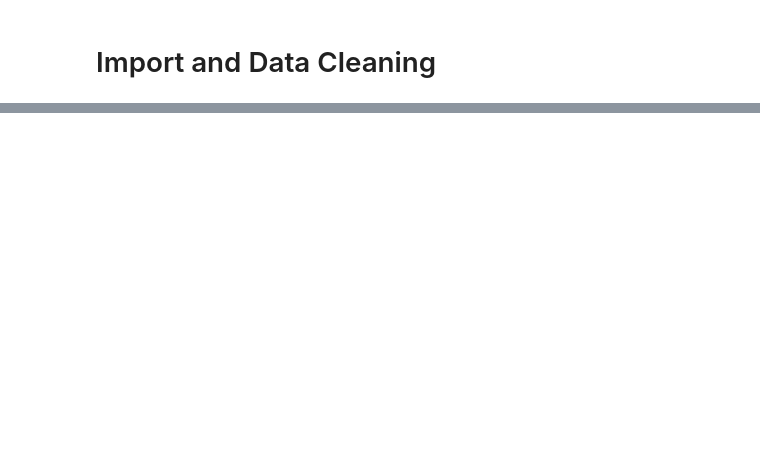
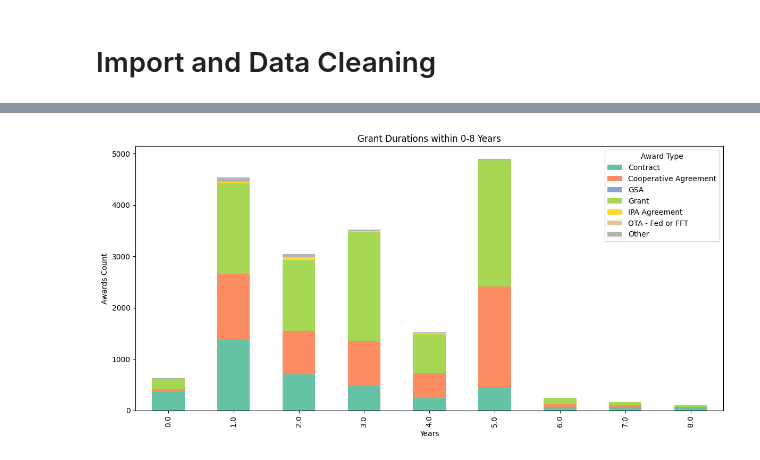
Before and after one commit to TianaGabel/C-2025, a Jupyter notebook: DataWranglingFinalProject.ipynb, the cells around one changed output, grey strips where cells are left out. Saved outputs shown, nothing was run; the diff lists cells and outputs as text; code cells hidden in the pictures; blank space fills up the shorter version.

```diff
--- a/DataWranglingFinalProject.ipynb
+++ b/DataWranglingFinalProject.ipynb
@@ -294,0 +146,19 @@ plt.show()
+# %%
+# get discrete year values (Rounding should function the same way binning does)
+sponsored_programs_all['Grant Duration'] = round(((sponsored_programs_all['End Date'] - sponsored_programs_all['Start Date']).dt.days / 365).clip(lower=0))
+
+# There are some grant outliers that last nearly 25 years, but a strong majority are within 8 years
+sponsored_programs_all_2024_filtered = sponsored_programs_all[sponsored_programs_all['Grant Duration'] <= 8]
+
+duration = sponsored_programs_all_2024_filtered.groupby(['Grant Duration','Award Type']).size().unstack(fill_value=0)
+#print(duration)
+duration.plot(kind='bar', stacked=True, colormap='Set2', figsize=(12, 6))
+
+plt.title('Grant Durations within 0-8 Years')
+plt.xlabel('Years')
+plt.ylabel('Awards Count')
+plt.tight_layout()
+plt.legend(title='Award Type', loc='upper right')
+plt.show()
+# %% [output]
+[figure, added]
```
Also changed, not shown: parts of 42 cells of this notebook.
